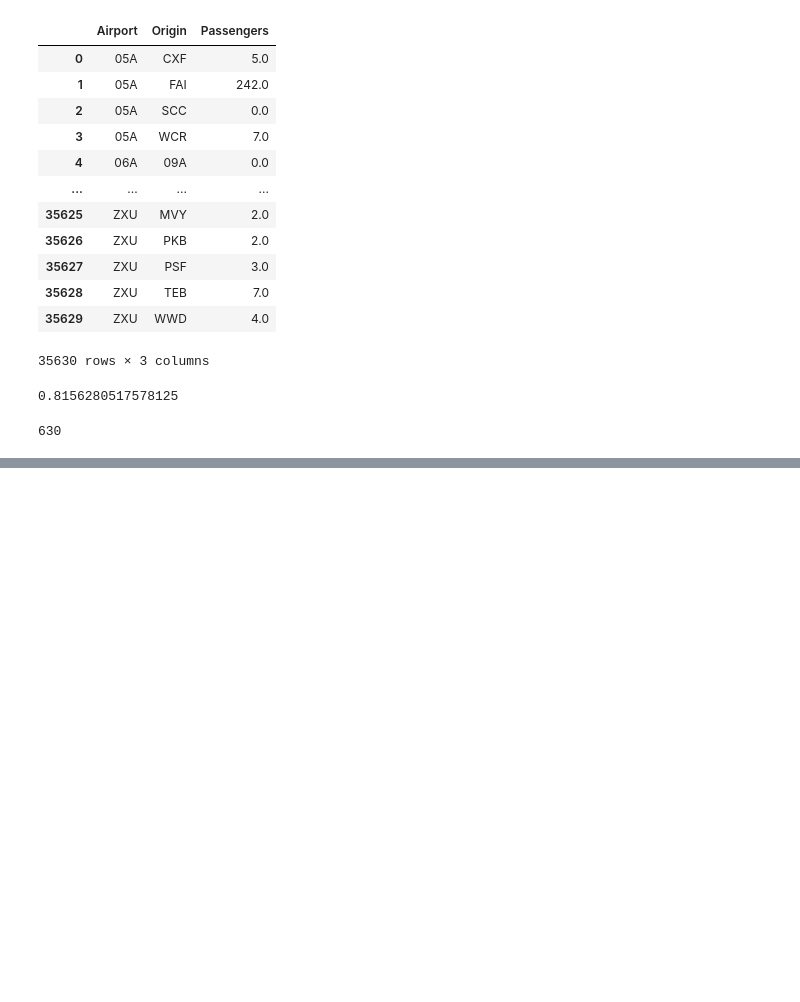
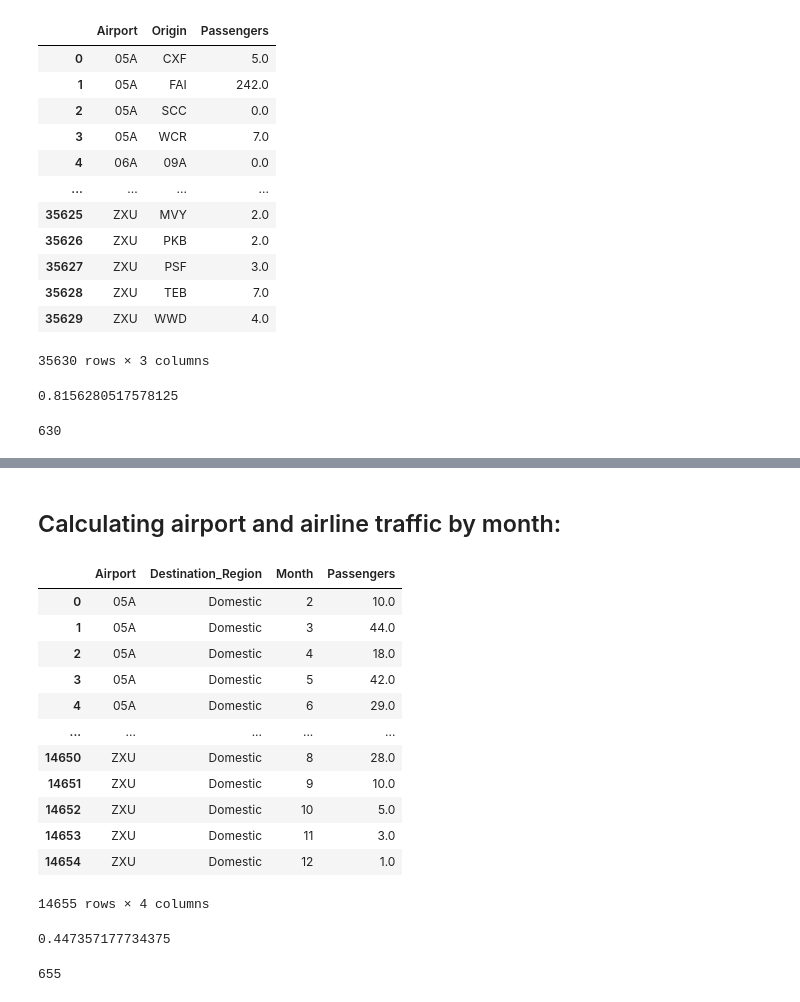
Before and after one commit to kburchfiel/kburchfiel-dash-plotly-demo, a Jupyter notebook: elephantsql_database_builder.ipynb, the cells around one changed output, grey strips where cells are left out. Drawn from its saved outputs; the diff is of its cells as text; code cells hidden in the pictures; blank space fills up the shorter version.

```diff
--- a/elephantsql_database_builder.ipynb
+++ b/elephantsql_database_builder.ipynb
@@ -605,0 +612,30 @@ con = elephantsql_engine)
+# %% [markdown]
+## Calculating airport and airline traffic by month:
+# %%
+df_airport_traffic_by_month = df_flights.pivot_table(index = ['DEST', 'Destination_Region', 'MONTH'], values = 'PASSENGERS', aggfunc = 'sum').reset_index()
+df_airport_traffic_by_month.rename(columns={"DEST":"Airport","MONTH":"Month", "PASSENGERS":"Passengers"}, inplace = True)
+df_airport_traffic_by_month
+# %% [output]
+|  | Airport | Destination_Region | Month | Passengers |
+| 0 | 05A | Domestic | 2 | 10.0 |
+| 1 | 05A | Domestic | 3 | 44.0 |
+| 2 | 05A | Domestic | 4 | 18.0 |
+| 3 | 05A | Domestic | 5 | 42.0 |
+| 4 | 05A | Domestic | 6 | 29.0 |
+| ... | ... | ... | ... | ... |
+| 14650 | ZXU | Domestic | 8 | 28.0 |
+| 14651 | ZXU | Domestic | 9 | 10.0 |
+| 14652 | ZXU | Domestic | 10 | 5.0 |
+| 14653 | ZXU | Domestic | 11 | 3.0 |
+| 14654 | ZXU | Domestic | 12 | 1.0 |
+14655 rows × 4 columns
+# %%
+df_size_in_megabytes(df_airport_traffic_by_month)
+# %% [output]
+0.447357177734375
+# %%
+df_airport_traffic_by_month.to_csv('airport_traffic_by_month_2018.csv', index = False)
+df_airport_traffic_by_month.to_sql('airport_traffic_by_month_2018', if_exists = 'replace', index = False,
+con = elephantsql_engine)
+# %% [output]
+655
```
Also changed, not shown: parts of 6 cells of this notebook, 4 other files.
